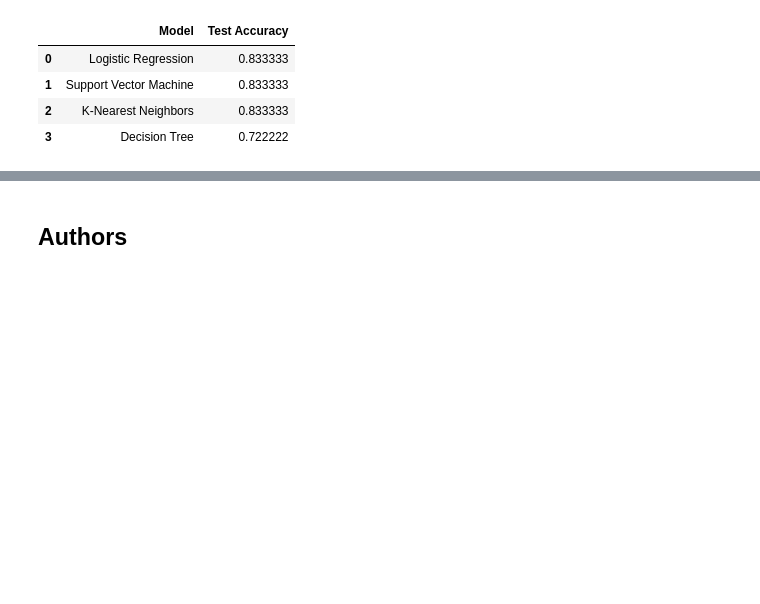
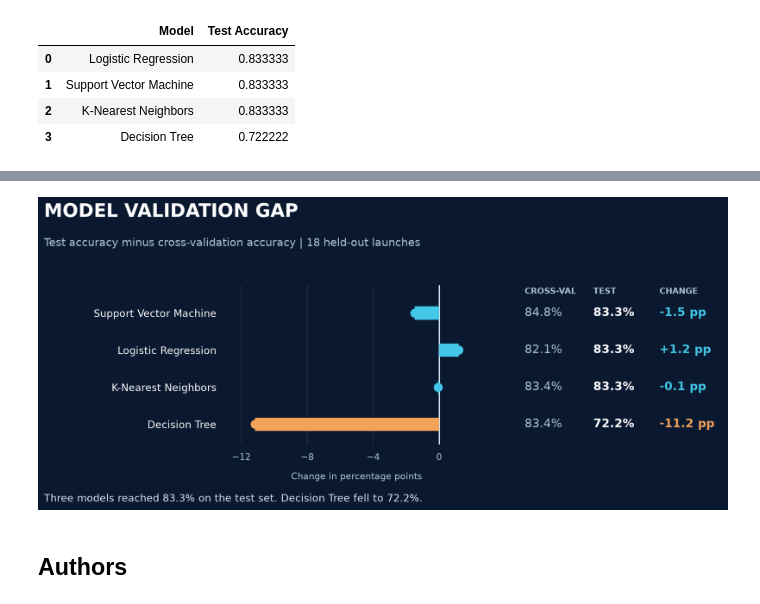
Before and after one commit to treinart/IBM-Data-Science-Professional-Certificate, a Jupyter notebook: 10_Applied Data Science Capstone/Module 4/SpaceX-Machine-Learning-Prediction-Part-5-v1.ipynb, the cells around one changed output, grey strips where cells are left out. Saved outputs shown, nothing was run; the diff lists cells and outputs as text; code cells hidden in the pictures; blank space fills up the shorter version.

```diff
--- a/10_Applied Data Science Capstone/Module 4/SpaceX-Machine-Learning-Prediction-Part-5-v1.ipynb
+++ b/10_Applied Data Science Capstone/Module 4/SpaceX-Machine-Learning-Prediction-Part-5-v1.ipynb
@@ -503,3 +569,98 @@ True Positive Rate: 100.0%
+# %%
+model_comparison = pd.DataFrame([
+    {
+        "Model": name,
+        "CV": 100 * model.best_score_,
+        "Test": 100 * model.score(X_test, Y_test),
+    }
+    for name, model in [
+        ("Support Vector Machine", svm_cv),
+        ("Logistic Regression", logreg_cv),
+        ("K-Nearest Neighbors", knn_cv),
+        ("Decision Tree", tree_cv),
+    ]
+])
+model_comparison["Change"] = (
+    model_comparison["Test"] - model_comparison["CV"]
+)
+
+navy = "#0B1930"
+muted = "#AFC4D9"
+cyan = "#43C7E8"
+orange = "#F2A35A"
+
+fig = plt.figure(figsize=(12.5, 5.4), dpi=160, facecolor=navy)
+ax_gap = fig.add_axes([0.29, 0.23, 0.35, 0.49], facecolor=navy)
+ax_scores = fig.add_axes([0.68, 0.23, 0.27, 0.49], facecolor=navy)
+
+fig.text(
+    0.05, 0.93, "MODEL VALIDATION GAP",
+    color="white", fontsize=22, fontweight="bold"
+)
+fig.text(
+    0.05, 0.84,
+    f"Test accuracy minus cross-validation accuracy | {len(Y_test)} held-out launches",
+    color=muted, fontsize=13
+)
+
+for y, row in model_comparison.iterrows():
+    change = row["Change"]
+    color = orange if row["Model"] == "Decision Tree" else cyan
+
+    ax_gap.barh(y, change, height=0.36, color=color, zorder=3)
+    ax_gap.scatter(change, y, s=95, color=color, zorder=4)
+
+    ax_scores.text(
+        0.10, y, f'{row["CV"]:.1f}%',
+        va="center", color=muted, fontsize=14
+    )
+    ax_scores.text(
+        1.23, y, f'{row["Test"]:.1f}%',
+        va="center", color="white", fontsize=14, fontweight="bold"
+    )
+    ax_scores.text(
+        2.32, y, f"{change:+.1f} pp",
+        va="center", color=color, fontsize=14, fontweight="bold"
+    )
+
+ax_gap.axvline(0, color="#D7E4F0", linewidth=1.5, zorder=2)
+ax_gap.set_xlim(-13, 3)
+ax_gap.set_ylim(3.55, -0.75)
+ax_gap.set_yticks(range(len(model_comparison)))
+ax_gap.set_yticklabels(
+    model_comparison["Model"], color="white", fontsize=12
+)
+ax_gap.set_xticks([-12, -8, -4, 0])
+ax_gap.set_xticklabels(["−12", "−8", "−4", "0"],
+                       color=muted, fontsize=11)
+ax_gap.set_xlabel("Change in percentage points",
+                  color=muted, fontsize=11, labelpad=12)
+ax_gap.tick_params(axis="both", length=0, pad=10)
+ax_gap.grid(axis="x", color="#38506C", alpha=0.55)
+ax_gap.set_axisbelow(True)
+
+for spine in ax_gap.spines.values():
+    spine.set_visible(False)
+
+ax_scores.set_xlim(0, 3.35)
+ax_scores.set_ylim(3.55, -0.75)
+ax_scores.axis("off")
+ax_scores.text(0.10, -0.52, "CROSS-VAL",
+               color=muted, fontsize=10, fontweight="bold")
+ax_scores.text(1.23, -0.52, "TEST",
+               color=muted, fontsize=10, fontweight="bold")
+ax_scores.text(2.32, -0.52, "CHANGE",
+               color=muted, fontsize=10, fontweight="bold")
+
+fig.text(
+    0.05, 0.055,
+    "Three models reached 83.3% on the test set. Decision Tree fell to 72.2%.",
+    color="#D7E4F0", fontsize=12
+)
+
+plt.show()
+# %% [output]
+[figure, added]
 # %% [markdown]
 ## Authors
 # %% [markdown]
```
Also changed, not shown: parts of 6 cells of this notebook, 1 other file.
